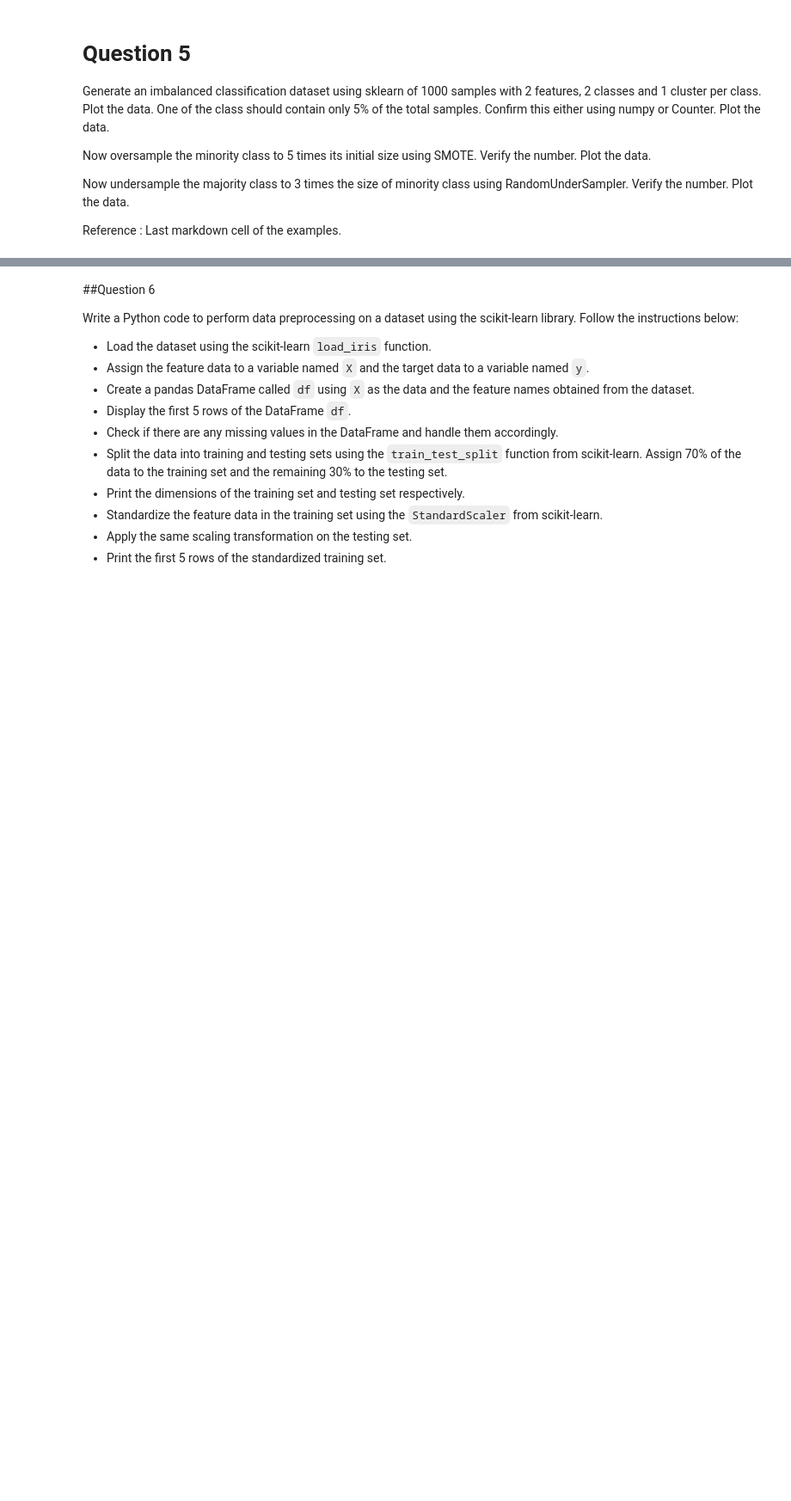
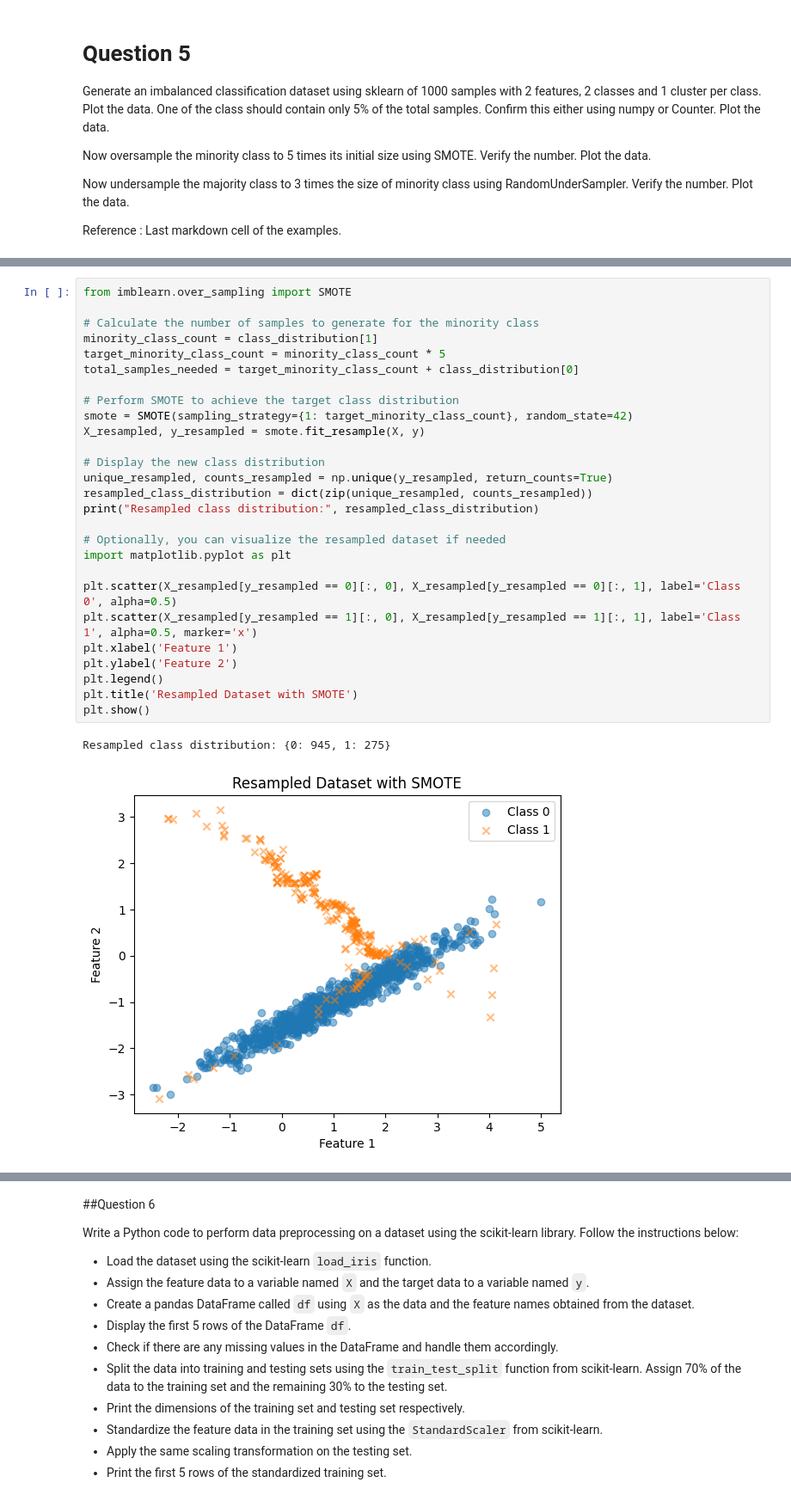
Before and after one commit to ElectronicsClub-IITK/Voice-Morph-Companion, a Jupyter notebook: Week 1/Libraries Assignment/Libraries assignment.ipynb, the cells around one changed output, grey strips where cells are left out. Shown at 86% size. Drawn from its saved outputs; the diff is of its cells as text; blank space fills up the shorter version.

```diff
--- a/Week 1/Libraries Assignment/Libraries assignment.ipynb
+++ b/Week 1/Libraries Assignment/Libraries assignment.ipynb
@@ -105,0 +173,30 @@ plt.show()
+# %%
+from imblearn.over_sampling import SMOTE
+
+# Calculate the number of samples to generate for the minority class
+minority_class_count = class_distribution[1]
+target_minority_class_count = minority_class_count * 5
+total_samples_needed = target_minority_class_count + class_distribution[0]
+
+# Perform SMOTE to achieve the target class distribution
+smote = SMOTE(sampling_strategy={1: target_minority_class_count}, random_state=42)
+X_resampled, y_resampled = smote.fit_resample(X, y)
+
+# Display the new class distribution
+unique_resampled, counts_resampled = np.unique(y_resampled, return_counts=True)
+resampled_class_distribution = dict(zip(unique_resampled, counts_resampled))
+print("Resampled class distribution:", resampled_class_distribution)
+
+# Optionally, you can visualize the resampled dataset if needed
+import matplotlib.pyplot as plt
+
+plt.scatter(X_resampled[y_resampled == 0][:, 0], X_resampled[y_resampled == 0][:, 1], label='Class 0', alpha=0.5)
+plt.scatter(X_resampled[y_resampled == 1][:, 0], X_resampled[y_resampled == 1][:, 1], label='Class 1', alpha=0.5, marker='x')
+plt.xlabel('Feature 1')
+plt.ylabel('Feature 2')
+plt.legend()
+plt.title('Resampled Dataset with SMOTE')
+plt.show()
+# %% [output]
+Resampled class distribution: {0: 945, 1: 275}
+[figure, added]
```
Also changed, not shown: parts of 17 cells of this notebook.
